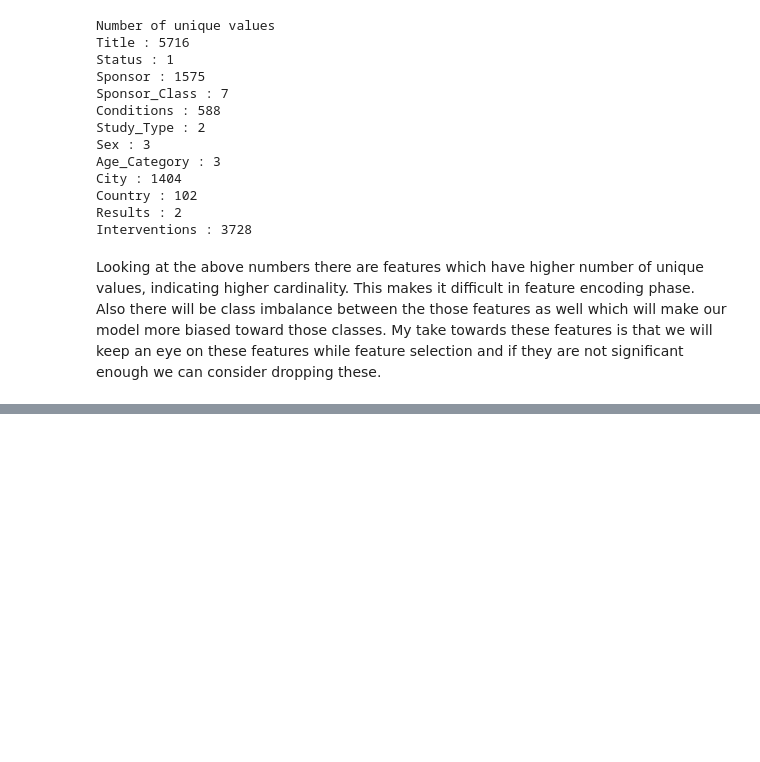
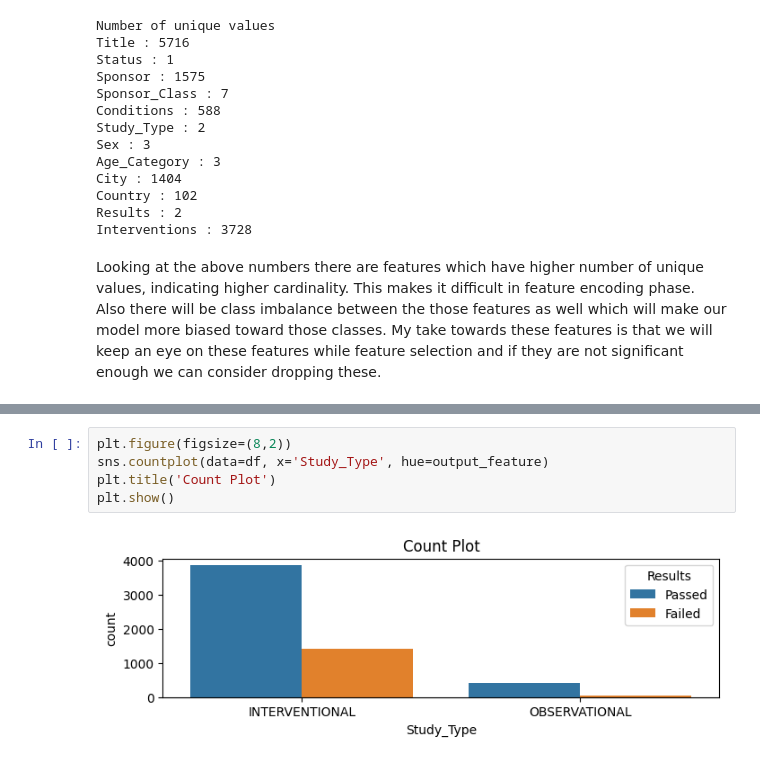
Before and after one commit to soil15/Risk-Scorer, a Jupyter notebook: notebooks/second_iteration/EDA.ipynb, the cells around one changed output, grey strips where cells are left out. Cells and saved outputs as stored; diff of their text form; blank space fills up the shorter version.

```diff
--- a/notebooks/second_iteration/EDA.ipynb
+++ b/notebooks/second_iteration/EDA.ipynb
@@ -149,0 +180,7 @@ Looking at the above numbers there are features which have higher number of uniq
+# %%
+plt.figure(figsize=(8,2))
+sns.countplot(data=df, x='Study_Type', hue=output_feature)
+plt.title('Count Plot')
+plt.show()
+# %% [output]
+[figure, added]
```
Also changed, not shown: parts of 16 cells of this notebook.
